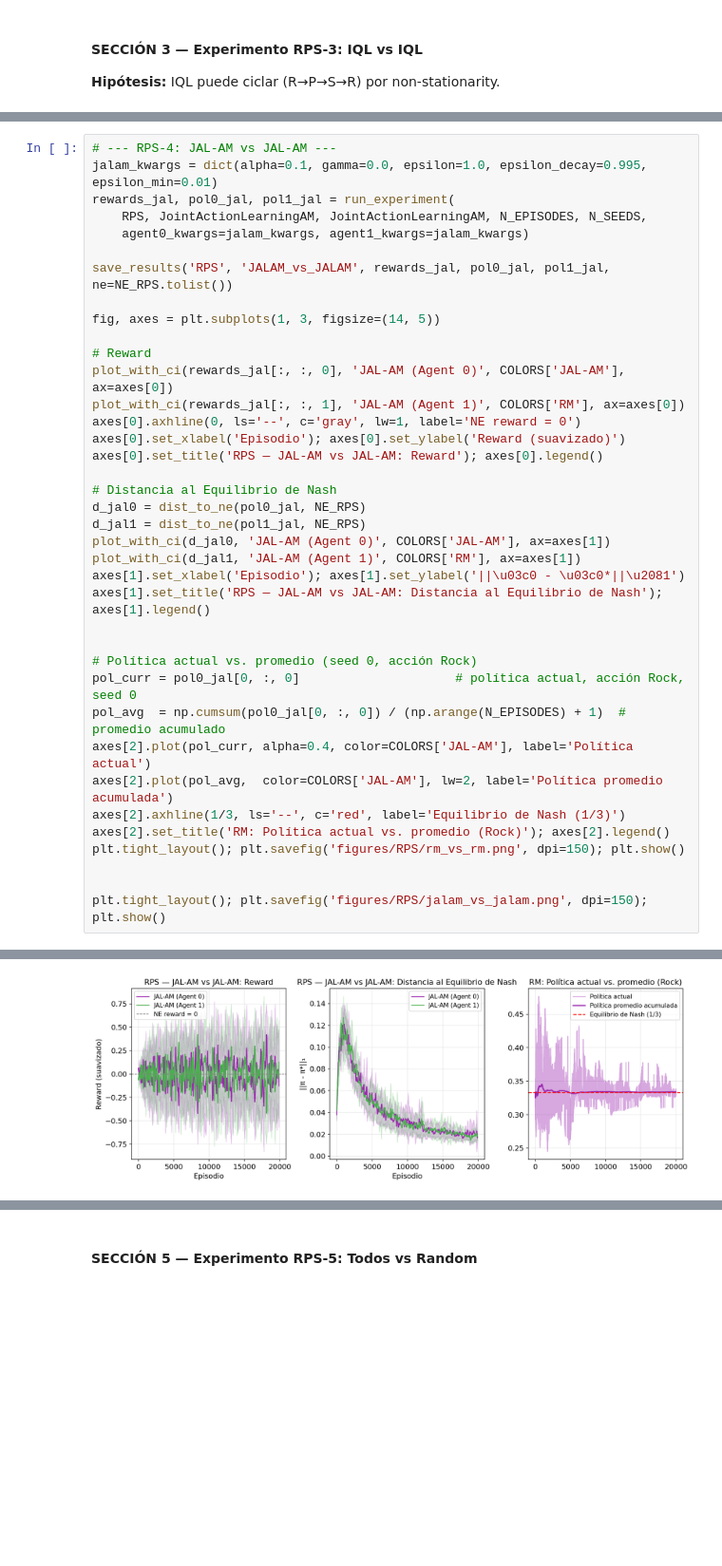
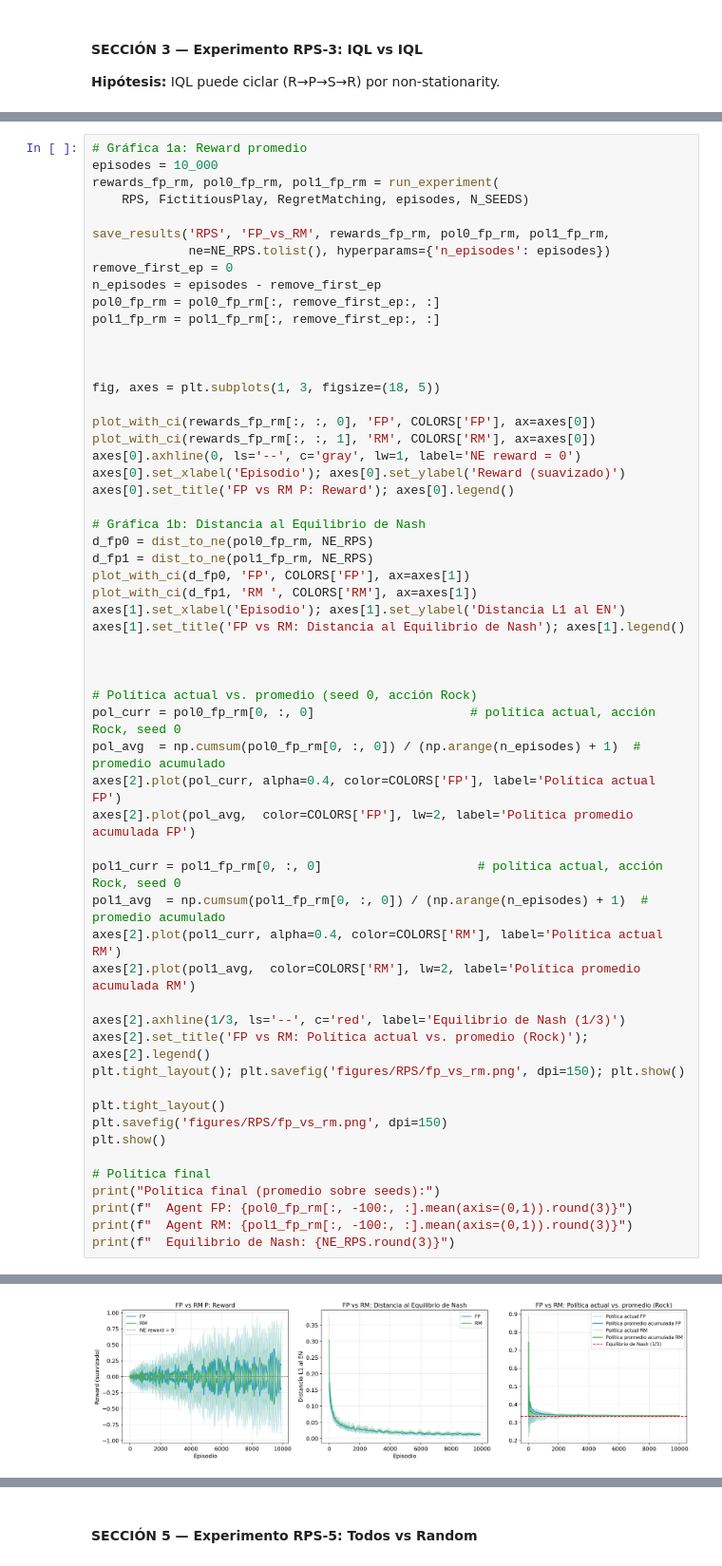
Before and after one commit to mmussio85/simultaneous-games, a Jupyter notebook: RPS.ipynb, the cells around one changed output, grey strips where cells are left out. Shown at 95% size. Saved outputs shown, nothing was run; the diff lists cells and outputs as text; blank space fills up the shorter version.

```diff
--- a/RPS.ipynb
+++ b/RPS.ipynb
@@ -235,39 +344,58 @@ Saved → results/RPS/IQL_vs_IQL/results.json
 # %%
-# --- RPS-4: JAL-AM vs JAL-AM ---
-jalam_kwargs = dict(alpha=0.1, gamma=0.0, epsilon=1.0, epsilon_decay=0.995, epsilon_min=0.01)
-rewards_jal, pol0_jal, pol1_jal = run_experiment(
-    RPS, JointActionLearningAM, JointActionLearningAM, N_EPISODES, N_SEEDS,
-    agent0_kwargs=jalam_kwargs, agent1_kwargs=jalam_kwargs)
+# Gráfica 1a: Reward promedio
+episodes = 10_000
+rewards_fp_rm, pol0_fp_rm, pol1_fp_rm = run_experiment(
+    RPS, FictitiousPlay, RegretMatching, episodes, N_SEEDS)
 
-save_results('RPS', 'JALAM_vs_JALAM', rewards_jal, pol0_jal, pol1_jal, ne=NE_RPS.tolist())
+save_results('RPS', 'FP_vs_RM', rewards_fp_rm, pol0_fp_rm, pol1_fp_rm,
+             ne=NE_RPS.tolist(), hyperparams={'n_episodes': episodes})
+remove_first_ep = 0
+n_episodes = episodes - remove_first_ep
+pol0_fp_rm = pol0_fp_rm[:, remove_first_ep:, :]
+pol1_fp_rm = pol1_fp_rm[:, remove_first_ep:, :]
 
-fig, axes = plt.subplots(1, 3, figsize=(14, 5))
 
-# Reward
-plot_with_ci(rewards_jal[:, :, 0], 'JAL-AM (Agent 0)', COLORS['JAL-AM'], ax=axes[0])
-plot_with_ci(rewards_jal[:, :, 1], 'JAL-AM (Agent 1)', COLORS['RM'], ax=axes[0])
+
+fig, axes = plt.subplots(1, 3, figsize=(18, 5))
+
+plot_with_ci(rewards_fp_rm[:, :, 0], 'FP', COLORS['FP'], ax=axes[0])
+plot_with_ci(rewards_fp_rm[:, :, 1], 'RM', COLORS['RM'], ax=axes[0])
 axes[0].axhline(0, ls='--', c='gray', lw=1, label='NE reward = 0')
 axes[0].set_xlabel('Episodio'); axes[0].set_ylabel('Reward (suavizado)')
-axes[0].set_title('RPS — JAL-AM vs JAL-AM: Reward'); axes[0].legend()
+axes[0].set_title('FP vs RM P: Reward'); axes[0].legend()
 
-# Distancia al Equilibrio de Nash
-d_jal0 = dist_to_ne(pol0_jal, NE_RPS)
-d_jal1 = dist_to_ne(pol1_jal, NE_RPS)
-plot_with_ci(d_jal0, 'JAL-AM (Agent 0)', COLORS['JAL-AM'], ax=axes[1])
-plot_with_ci(d_jal1, 'JAL-AM (Agent 1)', COLORS['RM'], ax=axes[1])
-axes[1].set_xlabel('Episodio'); axes[1].set_ylabel('||\u03c0 - \u03c0*||\u2081')
-axes[1].set_title('RPS — JAL-AM vs JAL-AM: Distancia al Equilibrio de Nash'); axes[1].legend()
+# Gráfica 1b: Distancia al Equilibrio de Nash
+d_fp0 = dist_to_ne(pol0_fp_rm, NE_RPS)
+d_fp1 = dist_to_ne(pol1_fp_rm, NE_RPS)
+plot_with_ci(d_fp0, 'FP', COLORS['FP'], ax=axes[1])
+plot_with_ci(d_fp1, 'RM ', COLORS['RM'], ax=axes[1])
+axes[1].set_xlabel('Episodio'); axes[1].set_ylabel('Distancia L1 al EN')
+axes[1].set_title('FP vs RM: Distancia al Equilibrio de Nash'); axes[1].legend()
+
 
 
 # Política actual vs. promedio (seed 0, acción Rock)
-pol_curr = pol0_jal[0, :, 0]                     # política actual, acción Rock, seed 0
-pol_avg  = np.cumsum(pol0_jal[0, :, 0]) / (np.arange(N_EPISODES) + 1)  # promedio acumulado
-axes[2].plot(pol_curr, alpha=0.4, color=COLORS['JAL-AM'], label='Política actual')
-axes[2].plot(pol_avg,  color=COLORS['JAL-AM'], lw=2, label='Política promedio acumulada')
+pol_curr = pol0_fp_rm[0, :, 0]                     # política actual, acción Rock, seed 0
+pol_avg  = np.cumsum(pol0_fp_rm[0, :, 0]) / (np.arange(n_episodes) + 1)  # promedio acumulado
+axes[2].plot(pol_curr, alpha=0.4, color=COLORS['FP'], label='Política actual FP')
+axes[2].plot(pol_avg,  color=COLORS['FP'], lw=2, label='Política promedio acumulada FP')
+
+pol1_curr = pol1_fp_rm[0, :, 0]                     # política actual, acción Rock, seed 0
+pol1_avg  = np.cumsum(pol1_fp_rm[0, :, 0]) / (np.arange(n_episodes) + 1)  # promedio acumulado
+axes[2].plot(pol1_curr, alpha=0.4, color=COLORS['RM'], label='Política actual RM')
+axes[2].plot(pol1_avg,  color=COLORS['RM'], lw=2, label='Política promedio acumulada RM')
+
 axes[2].axhline(1/3, ls='--', c='red', label='Equilibrio de Nash (1/3)')
-axes[2].set_title('RM: Política actual vs. promedio (Rock)'); axes[2].legend()
-plt.tight_layout(); plt.savefig('figures/RPS/rm_vs_rm.png', dpi=150); plt.show()
+axes[2].set_title('FP vs RM: Política actual vs. promedio (Rock)'); axes[2].legend()
+plt.tight_layout(); plt.savefig('figures/RPS/fp_vs_rm.png', dpi=150); plt.show()
 
+plt.tight_layout()
+plt.savefig('figures/RPS/fp_vs_rm.png', dpi=150)
+plt.show()
 
-plt.tight_layout(); plt.savefig('figures/RPS/jalam_vs_jalam.png', dpi=150); plt.show()
+# Política final
+print("Política final (promedio sobre seeds):")
+print(f"  Agent FP: {pol0_fp_rm[:, -100:, :].mean(axis=(0,1)).round(3)}")
+print(f"  Agent RM: {pol1_fp_rm[:, -100:, :].mean(axis=(0,1)).round(3)}")
+print(f"  Equilibrio de Nash: {NE_RPS.round(3)}")
 # %% [output]
@@ -275,2 +403,2 @@ Saved → results/RPS/JALAM_vs_JALAM/results.json
-[figure, old version]
+[figure, new version]
 <Figure size 1350x750 with 0 Axes>
```
Also changed, not shown: parts of 23 cells of this notebook, 2 other files.
